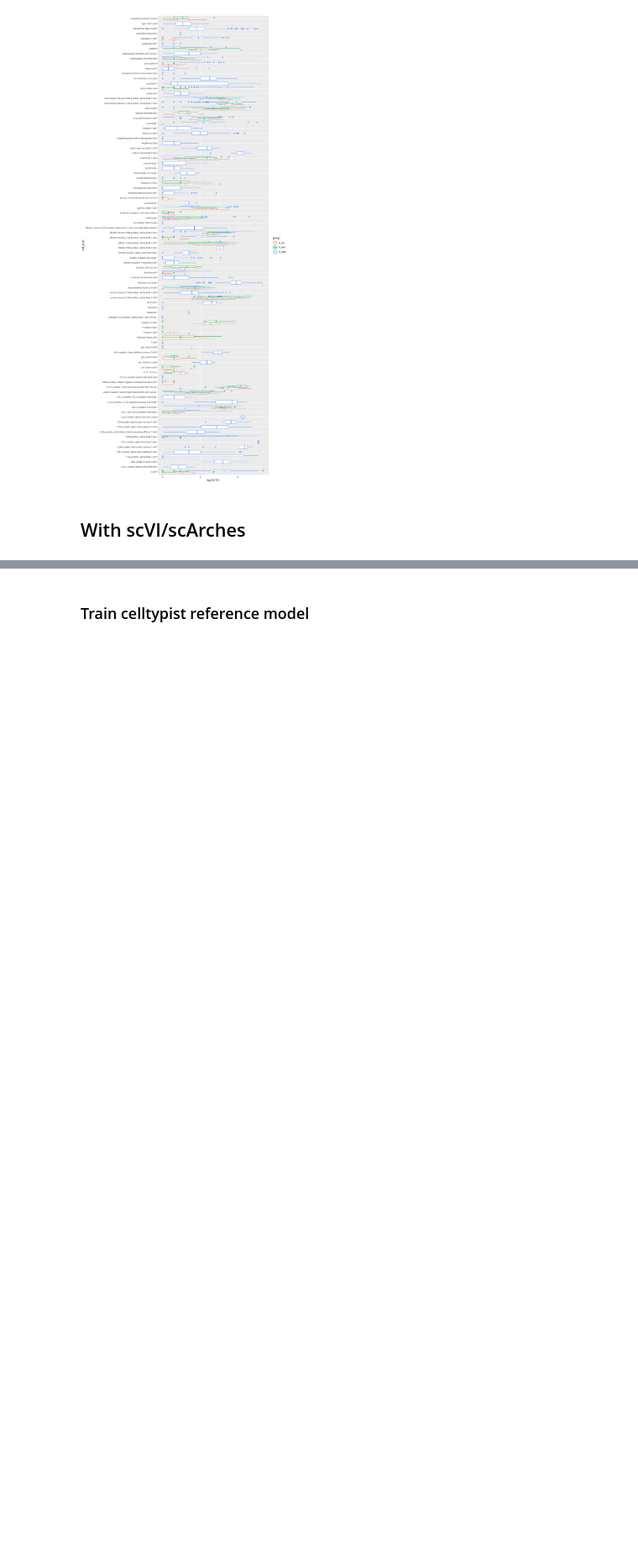
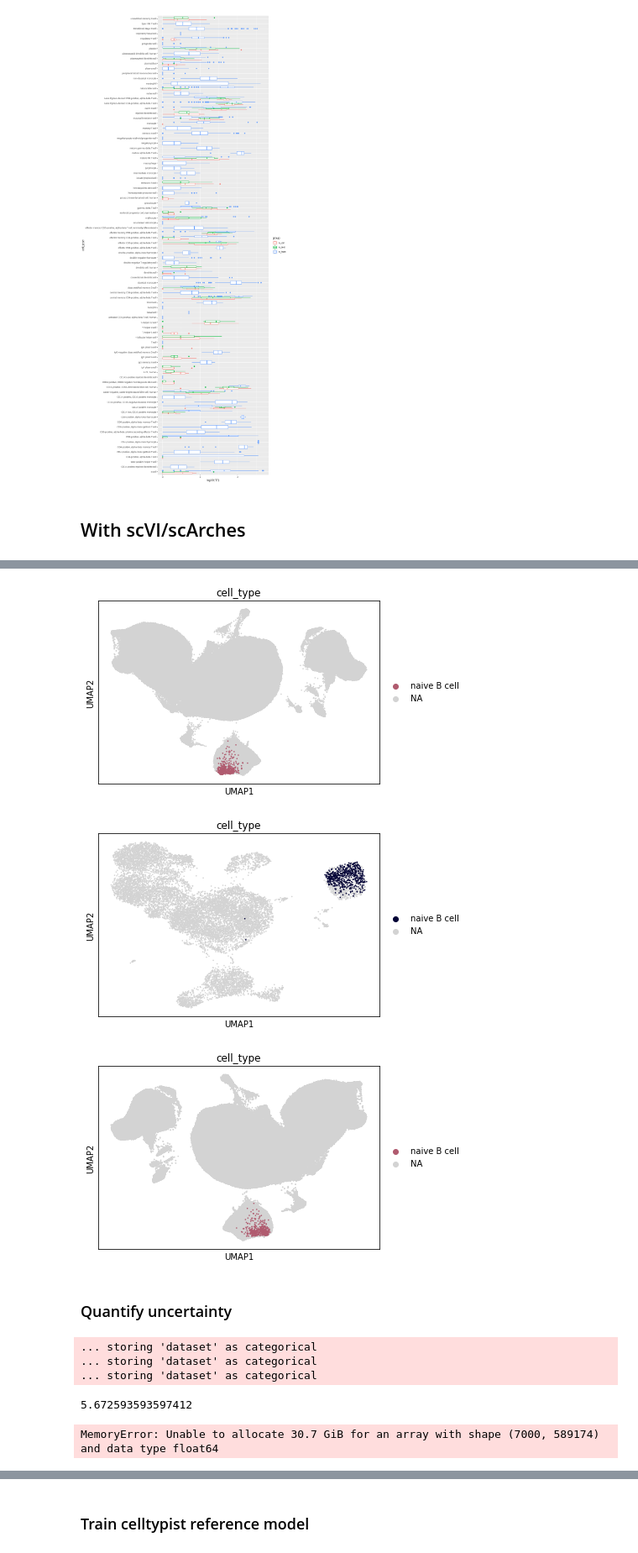
Before and after one commit to MarioniLab/oor_design_reproducibility, a Jupyter notebook: notebooks/pbmc_demo.ipynb, the cells around one changed output, grey strips where cells are left out. Shown at 84% size. Drawn from its saved outputs; the diff is of its cells as text; code cells hidden in the pictures; blank space fills up the shorter version.

```diff
--- a/notebooks/pbmc_demo.ipynb
+++ b/notebooks/pbmc_demo.ipynb
@@ -234,0 +425,10 @@ vae_query_fit_ref.save(outpath + h5ad_file.split('.h5ad')[0] + f"_models/model_q
+# %%
+sc.pl.umap(pa_design_adata, color=population_obs, size=10, groups=perturb_pop)
+sc.pl.umap(pc_design_adata, color=population_obs, size=10, groups=perturb_pop)
+sc.pl.umap(pac_design_adata, color=population_obs, size=10, groups=perturb_pop)
+# %% [output]
+[figure, added]
+[figure, added]
+[figure, added]
+# %% [markdown]
+### Quantify uncertainty
@@ -234,0 +450,19 @@ vae_query_fit_ref.save(outpath + h5ad_file.split('.h5ad')[0] + f"_models/model_q
+# %%
+pa_design_adata.write_h5ad(gdrive_dir + 'PBMC_merged.normal.subsample500cells.PA_design.coembedding.h5ad')
+pac_design_adata.write_h5ad(gdrive_dir + 'PBMC_merged.normal.subsample500cells.PAC_design.coembedding.h5ad')
+pc_design_adata.write_h5ad(gdrive_dir + 'PBMC_merged.normal.subsample500cells.PC_design.coembedding.h5ad')
+# %% [output]
+... storing 'dataset' as categorical
+... storing 'dataset' as categorical
+... storing 'dataset' as categorical
+# %%
+## scArches label uncertainty
+pa_design_adata.obs['scArches_unc'] = np.nan
+pa_design_adata.obs.loc[pa_design_adata.obs.dataset == 'query', 'scArches_unc'] = scArches_uncertainty(merged_adata=pa_design_adata, q2r_emb='X_scVI', anno_col='cell_type')
+pac_design_adata.obs['scArches_unc'] = np.nan
+pac_design_adata.obs.loc[pac_design_adata.obs.dataset == 'query', 'scArches_unc'] = scArches_uncertainty(merged_adata=pac_design_adata, q2r_emb='X_scVI', anno_col='cell_type')
+pc_design_adata.obs['scArches_unc'] = np.nan
+pc_design_adata.obs.loc[pc_design_adata.obs.dataset == 'query', 'scArches_unc'] = scArches_uncertainty(merged_adata=pc_design_adata, q2r_emb='X_scVI', anno_col='cell_type')
+# %% [output]
+5.672593593597412
+MemoryError: Unable to allocate 30.7 GiB for an array with shape (7000, 589174) and data type float64
```
Also changed, not shown: parts of 40 cells of this notebook.
